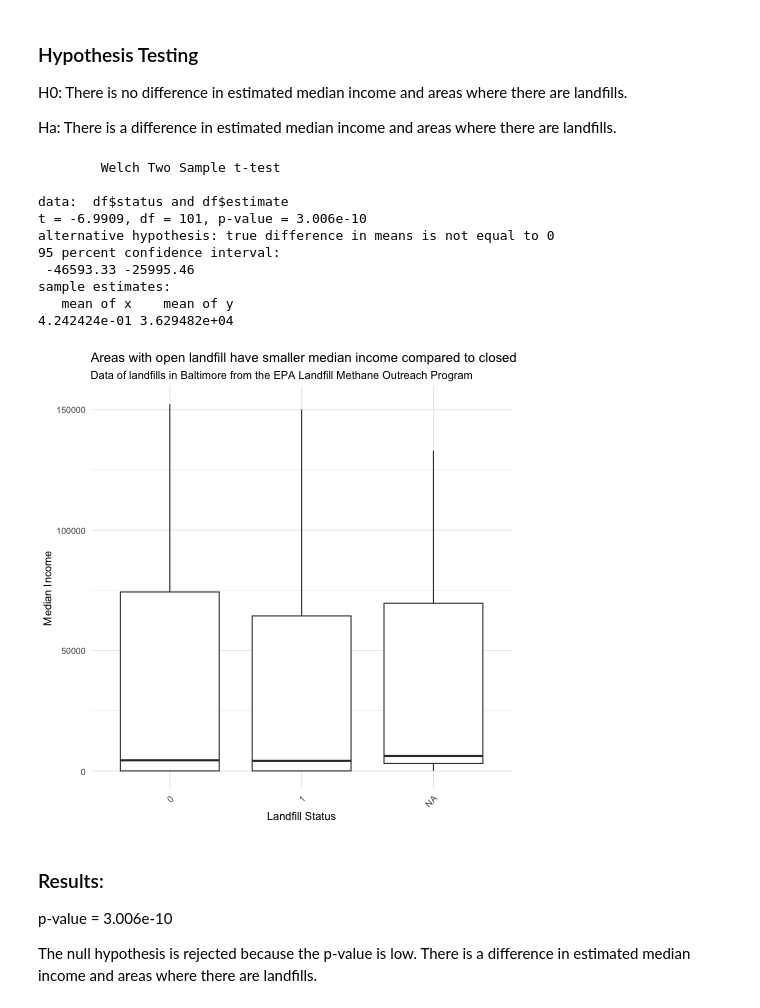
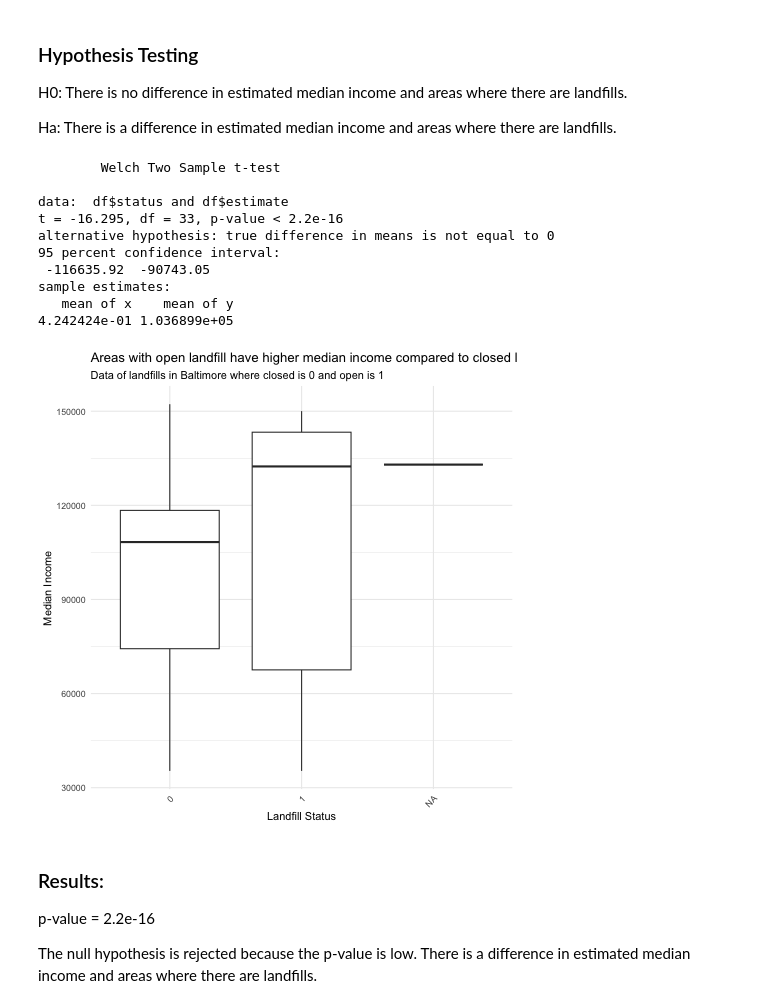
Before and after one commit to katrventura/connect-to-census, a Jupyter notebook: hypothesis-test.ipynb, the cells around one changed output. Drawn from its saved outputs; the diff is of its cells as text; code cells hidden in the pictures.

```diff
--- a/hypothesis-test.ipynb
+++ b/hypothesis-test.ipynb
@@ -60,6 +60,12 @@ df <- df %>%
         `Current Landfill Status` == 'Closed' ~ 0,
         TRUE ~ NA_real_
     ))
+# %%
+%%R
+
+# Clean up data to only get rows with variable = B19013_001 to only show median income
+df <- df %>%
+    filter(variable == 'B19013_001')
 # %%
 %%R
 
@@ -70,34 +76,34 @@ t.test(df$status, df$estimate, alternative = 'two.sided', mu = 0, paired = FALSE
         Welch Two Sample t-test
 
 data:  df$status and df$estimate
-t = -6.9909, df = 101, p-value = 3.006e-10
+t = -16.295, df = 33, p-value < 2.2e-16
 alternative hypothesis: true difference in means is not equal to 0
 95 percent confidence interval:
- -46593.33 -25995.46
+ -116635.92  -90743.05
 sample estimates:
    mean of x    mean of y
-4.242424e-01 3.629482e+04
+4.242424e-01 1.036899e+05
 # %%
 %%R
 
 # create boxplot of estimate by Current Landfill Status whether it is open or closed
 
 df %>%
 
     ggplot(aes(x = factor(status), y = estimate)) +
     geom_boxplot() +
-    labs(title = 'Areas with open landfill have smaller median income compared to closed landfills', subtitle = 'Data of landfills in Baltimore from the EPA Landfill Methane Outreach Program') +
+    labs(title = 'Areas with open landfill have higher median income compared to closed landfills', subtitle = 'Data of landfills in Baltimore where closed is 0 and open is 1') +
     xlab('Landfill Status') +
     ylab('Median Income') +
     theme_minimal() +
     theme(
         axis.text.x = element_text(angle = 45, hjust = 1)
     )
 # %% [output]
-[figure, old version]
+[figure, new version]
 # %% [markdown]
 ### Results:
 
-p-value = 3.006e-10
+p-value = 2.2e-16
 
 The null hypothesis is rejected because the p-value is low. There is a difference in estimated median income and areas where there are landfills.
```
Also changed, not shown: parts of 4 cells of this notebook.
